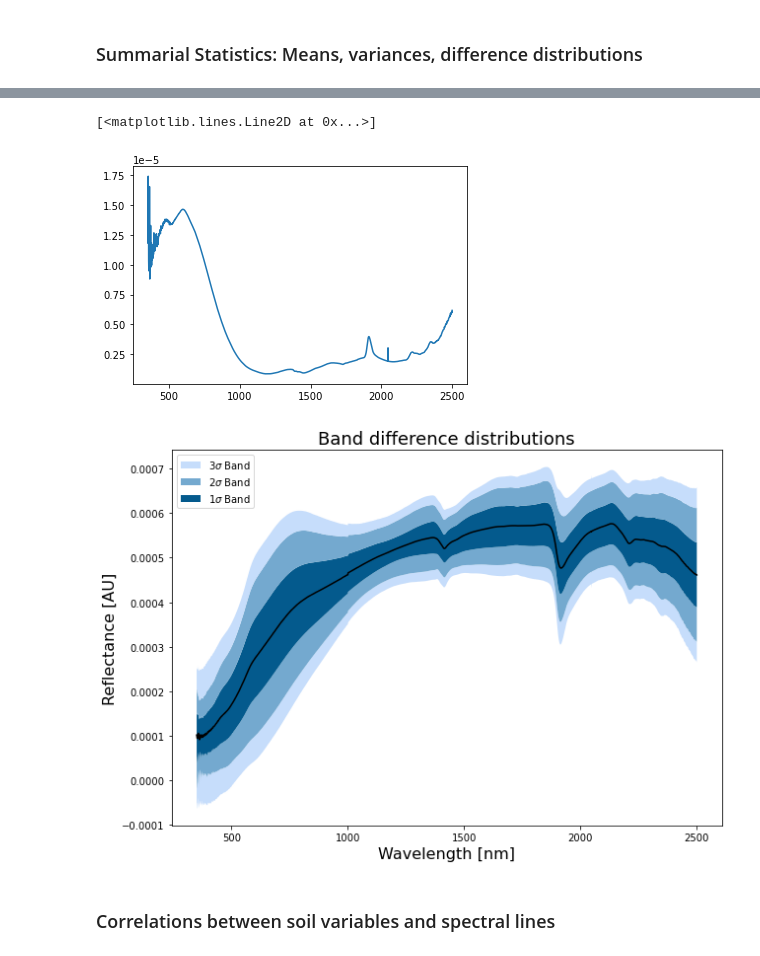
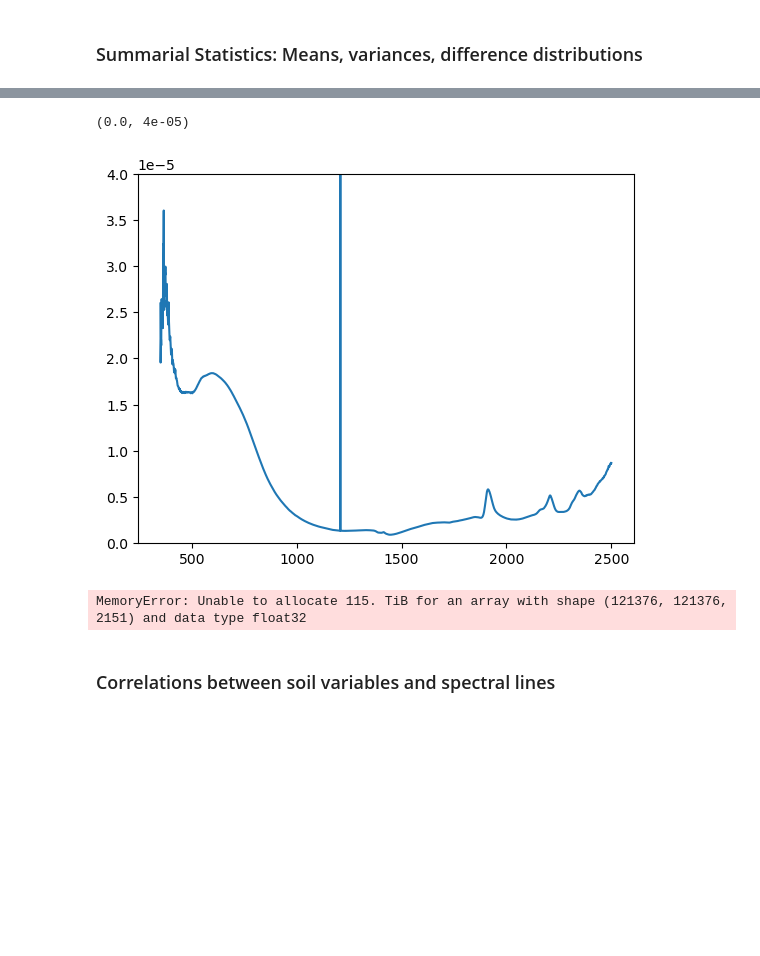
Before and after one commit to jmortan/RaCA-SOC-a-spectrum-analysis, a Jupyter notebook: RaCA-SOC-a/run-RaCA-SOC-a.ipynb, the cells around one changed output, grey strips where cells are left out. Saved outputs shown, nothing was run; the diff lists cells and outputs as text; code cells hidden in the pictures; blank space fills up the shorter version.

```diff
--- a/RaCA-SOC-a/run-RaCA-SOC-a.ipynb
+++ b/RaCA-SOC-a/run-RaCA-SOC-a.ipynb
@@ -6,7 +4,7 @@ Load the first 100 rows, skipping the header
 import numpy as np
 from matplotlib import pyplot as plt
 # %%
-data = np.loadtxt("../data/RaCA-spectra-first1000.csv",
+data = np.loadtxt("../data/RaCA-spectra-raw.txt",
                  delimiter=",", dtype=str)
 # %%
 data[0,2152:]
@@ -46,8 +52,9 @@ plt.plot(XF,np.var(I.T,axis=1))
 # %%
 plt.plot(XF,np.var(I.T,axis=1)/np.mean(I.T,axis=1))
+plt.ylim([0,0.00004])
 # %% [output]
-[<matplotlib.lines.Line2D at 0x...>]
+(0.0, 4e-05)
-[figure, old version]
+[figure, new version]
 # %%
 def get_quantile_diff_dist_fast(tI) :
     return np.abs(I - I[:,np.newaxis]).reshape([I.shape[0] ** 2,I.shape[1]])
@@ -85,7 +92,7 @@ ax.set_title('Band difference distributions', fontsize=18)
 plt.legend(loc='upper left')
 plt.show()
 # %% [output]
-[figure, removed]
+MemoryError: Unable to allocate 115. TiB for an array with shape (121376, 121376, 2151) and data type float32
 # %% [markdown]
 ### Correlations between soil variables and spectral lines
 # %%
```
Also changed, not shown: parts of 11 cells of this notebook.
